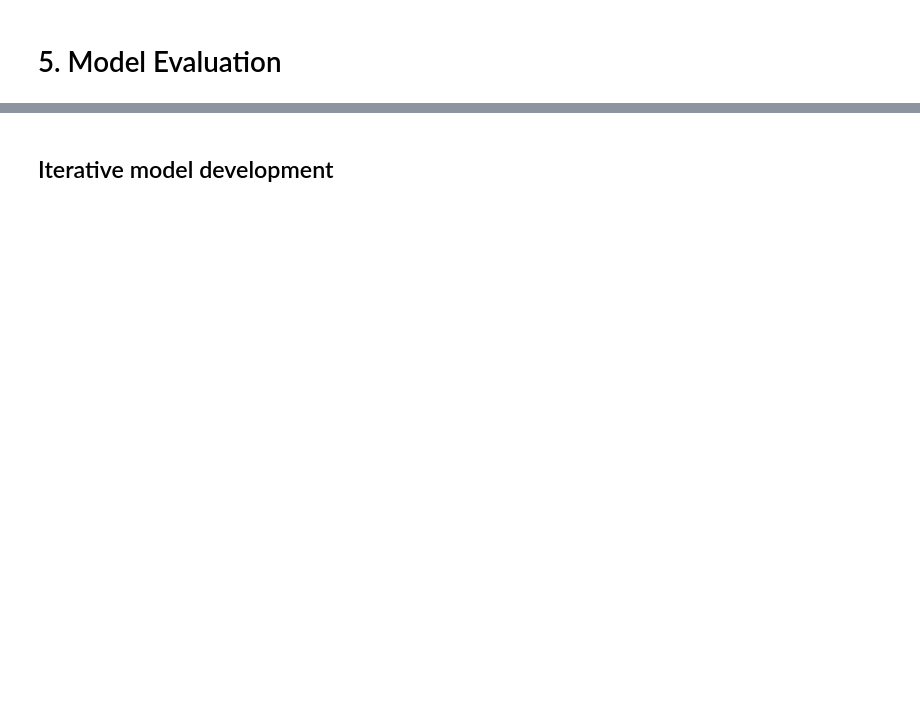
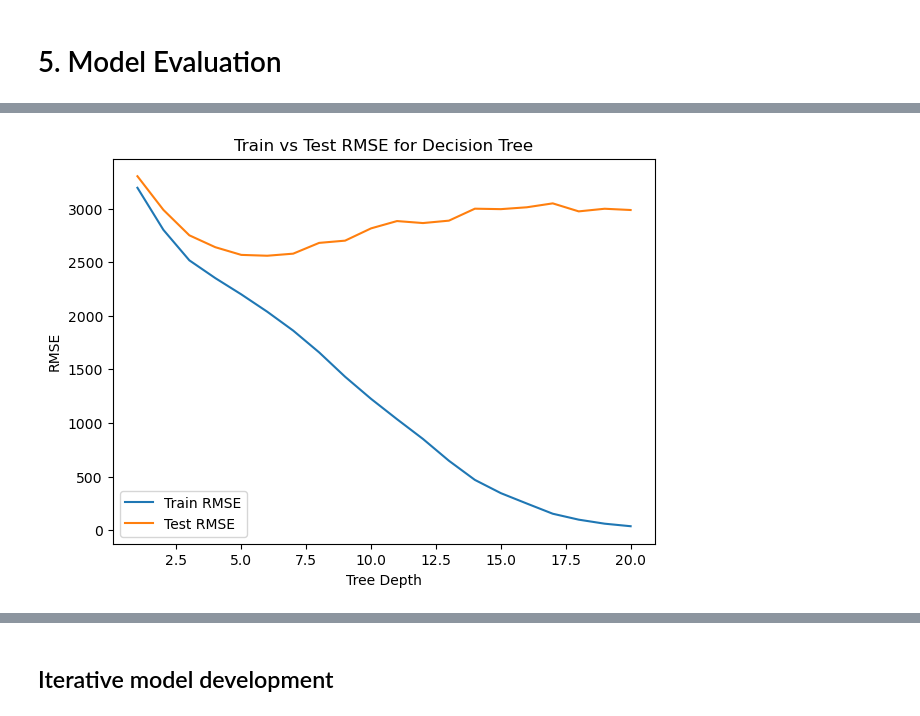
Before and after one commit to shahihi/mldp_housing, a Jupyter notebook: MLDP Program Codes Submission Template.ipynb, the cells around one changed output, grey strips where cells are left out. Drawn from its saved outputs; the diff is of its cells as text; code cells hidden in the pictures; blank space fills up the shorter version.

Commit message:
Completed modelling, model evaluation and iterative model development

```diff
--- a/MLDP Program Codes Submission Template.ipynb
+++ b/MLDP Program Codes Submission Template.ipynb
@@ -335,3 +337,9 @@ The resulting split produces 3,015 training samples and 1,293 testing samples, e
 ### 4.2 Train Model
 # %%
 ## Initialise and train model
+
+# Initialise Linear Regression model
+lr = LinearRegression()
+
+# Train model on training data
+lr.fit(X_train, y_train)
@@ -341,0 +399,29 @@ The resulting split produces 3,015 training samples and 1,293 testing samples, e
+# %%
+depths = range(1, 21)
+train_rmse_list = []
+test_rmse_list = []
+
+for d in depths:
+    dt = DecisionTreeRegressor(max_depth=d, random_state=2025)
+    dt.fit(X_train, y_train)
+
+    train_pred = dt.predict(X_train)
+    test_pred = dt.predict(X_test)
+
+    train_rmse_list.append(
+        np.sqrt(mean_squared_error(y_train, train_pred))
+    )
+    test_rmse_list.append(
+        np.sqrt(mean_squared_error(y_test, test_pred))
+    )
+# %%
+plt.figure(figsize=(7,5))
+plt.plot(depths, train_rmse_list, label="Train RMSE")
+plt.plot(depths, test_rmse_list, label="Test RMSE")
+plt.xlabel("Tree Depth")
+plt.ylabel("RMSE")
+plt.title("Train vs Test RMSE for Decision Tree")
+plt.legend()
+plt.show()
+# %% [output]
+[figure, added]
```
Also changed, not shown: parts of 21 cells of this notebook.
